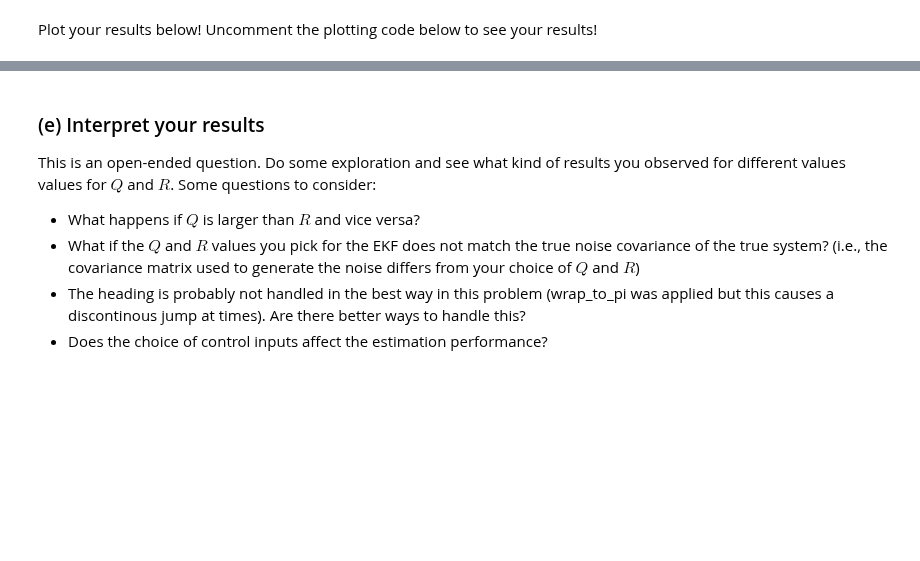
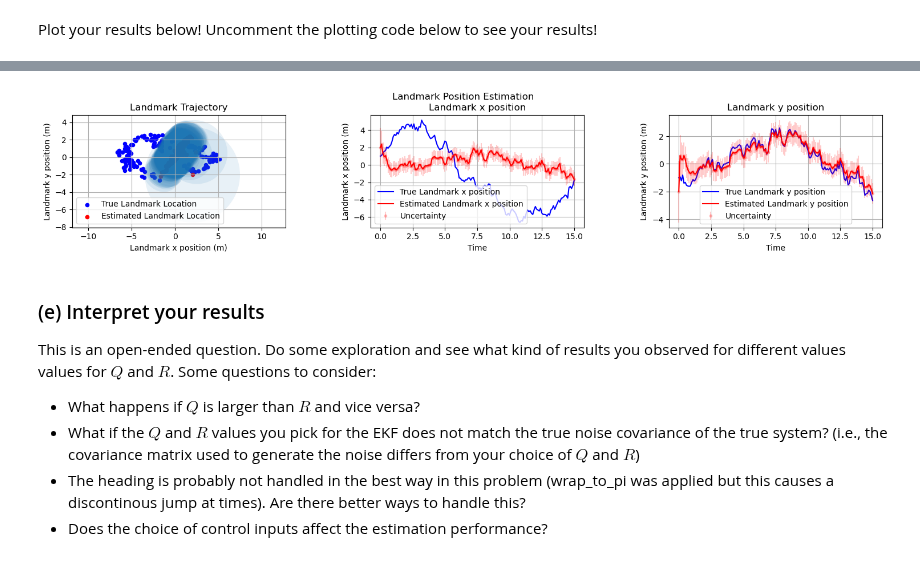
Before and after one commit to arieltynan/ME-548, a Jupyter notebook: HW3/hw03.ipynb, the cells around one changed output, grey strips where cells are left out. Cells and saved outputs as stored; diff of their text form; code cells hidden in the pictures; blank space fills up the shorter version.

```diff
--- a/HW3/hw03.ipynb
+++ b/HW3/hw03.ipynb
@@ -193,10 +194,8 @@ def measurement_model(state, control, time):
 
 ##### FILL IN CODE HERE #####
 ## UPDATE ALL THESE VALUES
-mu0 = [-4.0, 4.0, np.pi/4 + 0.5]
-Sigma0 = np.diag([8.0, 8.0, 2.0])
 
-P0 = Sigma0
+P0 = np.diag([8.0, 8.0, 2.0])
 Q = np.diag([0.05, 0.05, 0.01]) # process noise covariance
 R = np.diag([2.0, 2.0])
 x0 = [0, 0, np.pi/4]
@@ -397,14 +395,14 @@ class UnicycleLandmark(ControlAffineDynamics):
         def drift_dynamics(state, time):
             ##### FILL IN CODE HERE #####
             x, y, theta, lx, ly = state
-            return jnp.array([0.0, 0.0, 0.0, -lx, -0.1*ly]) #derivative
+            return jnp.array([0.0, 0.0, 0.0, -ly, 0.1*lx]) #derivative
             ##### END OF CODE #####
 
 
         def control_jacobian(state, time):
             ##### FILL IN CODE HERE #####
             x, y, theta, lx, ly = state
-            return jnp.array([[jnp.cos(theta), 0.0], [jnp.sin(theta), 0.0], [0.0, 0.0], [0.0, 0.0], [0.0, 0.0]]) # 2x5 shape
+            return jnp.array([[jnp.cos(theta), 0.0], [jnp.sin(theta), 0.0], [0.0, 1.0], [0.0, 0.0], [0.0, 0.0]]) # 5x2 shape
             ##### END OF CODE #####
 
         super().__init__(drift_dynamics, control_jacobian, self.state_dim, self.control_dim)
@@ -422,7 +420,7 @@ control_dim = dt_robot_dynamics.control_dim
 obs_dim = 5
 def measurement_landmark_model(state, control, time):
     ##### FILL IN CODE HERE #####
-    return state[:2] # just x and y pos measured
+    return jnp.array([state[0], state[1], 0.0, state[3], state[4]]) # just x and y pos measured, also for landmark
     ##### END OF CODE #####
 # %% [markdown]
 #### (d)(iii) Initialize the problem matrices and variables
@@ -434,10 +432,10 @@ Let the true initial position of the landmark be $\begin{bmatrix} \ell_x^\mathrm
 # %%
 ##### FILL IN CODE HERE #####
 # # UPDATE ALL THESE VALUES
-P0 = Sigma0 # initial state estimate covariance
-Q = np.diag([0.1, 0.1]) # process noise covariance
-R = np.diag([4.0, 4.0]) # measurement noise covariance
-x0 = [0, 0, np.pi/4] # true initial state
+P0 = np.diag([8.0, 8.0, 2.0, 5.0, 5.0]) # initial state estimate covariance
+Q = np.diag([0.05, 0.05, 0.01, 0.1, 0.1]) # process noise covariance
+R = np.diag([2.0, 2.0, 1e-6, 4.0, 4.0]) # measurement noise covariance
+x0 = [0.0, 0.0, np.pi/4, 1.0, -1.0] # true initial state
 # %% [markdown]
 #### (d)(iv) Simulate the episode!
 # %%
@@ -578,42 +579,44 @@ Uncomment the plotting code below to see your results!
 # %%
-# plt.figure(figsize=(15, 3))
-# plt.subplot(1,3,1)
-# ax = plt.gca()
-# plt.scatter(xs_true[:, 3], xs_true[:, 4], label='True Landmark Location', color='blue', s=20, marker='o')
-# plt.scatter(xs_est[:, 3], xs_est[:, 4], label='Estimated Landmark Location', color='red', s=20, marker='o')
-# for (mu, sigma) in zip(xs_est, Ps):
-#     plot_uncertainty_ellipse(ax, mu[3:], sigma[3:,3:], confidence=0.95, alpha=0.1)
-# plt.xlabel('Landmark x position (m)')
-# plt.ylabel('Landmark y position (m)')
-# plt.title('Landmark Trajectory')
-# plt.legend()
-# plt.grid()
-# plt.axis('equal')
+plt.figure(figsize=(15, 3))
+plt.subplot(1,3,1)
+ax = plt.gca()
+plt.scatter(xs_true[:, 3], xs_true[:, 4], label='True Landmark Location', color='blue', s=20, marker='o')
+plt.scatter(xs_est[:, 3], xs_est[:, 4], label='Estimated Landmark Location', color='red', s=20, marker='o')
+for (mu, sigma) in zip(xs_est, Ps):
+    plot_uncertainty_ellipse(ax, mu[3:], sigma[3:,3:], confidence=0.95, alpha=0.1)
+plt.xlabel('Landmark x position (m)')
+plt.ylabel('Landmark y position (m)')
+plt.title('Landmark Trajectory')
+plt.legend()
+plt.grid()
+plt.axis('equal')
 
-# plt.subplot(1,3,2)
-# plt.plot(ts, xs_true[:, 3], label='True Landmark x position', color='blue')
-# plt.plot(ts, xs_est[:, 3], label='Estimated Landmark x position', color='red')
-# plt.errorbar(ts, xs_est[:, 3], yerr=jnp.sqrt(Ps[:, 3, 3]), fmt='.', color='red', alpha=0.2, label='Uncertainty')
-# plt.xlabel('Time')
-# plt.ylabel('Landmark x position (m)')
-# plt.title('Landmark x position')
-# plt.legend()
-# plt.grid()
+plt.subplot(1,3,2)
+plt.plot(ts, xs_true[:, 3], label='True Landmark x position', color='blue')
+plt.plot(ts, xs_est[:, 3], label='Estimated Landmark x position', color='red')
+plt.errorbar(ts, xs_est[:, 3], yerr=jnp.sqrt(Ps[:, 3, 3]), fmt='.', color='red', alpha=0.2, label='Uncertainty')
+plt.xlabel('Time')
+plt.ylabel('Landmark x position (m)')
+plt.title('Landmark x position')
+plt.legend()
+plt.grid()
 
-# plt.subplot(1,3,3)
-# plt.plot(ts, xs_true[:, 4], label='True Landmark y position', color='blue')
-# plt.plot(ts, xs_est[:, 4], label='Estimated Landmark y position', color='red')
-# plt.errorbar(ts, xs_est[:, 4], yerr=jnp.sqrt(Ps[:, 4, 4]), fmt='.', color='red', alpha=0.2, label='Uncertainty')
-# plt.xlabel('Time')
-# plt.ylabel('Landmark y position (m)')
-# plt.title('Landmark y position')
-# plt.legend()
-# plt.grid()
-# plt.tight_layout()
-# plt.subplots_adjust(wspace=0.4)
-# plt.suptitle('Landmark Position Estimation')
-# plt.subplots_adjust(top=0.85)
-# plt.show()
+plt.subplot(1,3,3)
+plt.plot(ts, xs_true[:, 4], label='True Landmark y position', color='blue')
+plt.plot(ts, xs_est[:, 4], label='Estimated Landmark y position', color='red')
+plt.errorbar(ts, xs_est[:, 4], yerr=jnp.sqrt(Ps[:, 4, 4]), fmt='.', color='red', alpha=0.2, label='Uncertainty')
+plt.xlabel('Time')
+plt.ylabel('Landmark y position (m)')
+plt.title('Landmark y position')
+plt.legend()
+plt.grid()
+plt.tight_layout()
+plt.subplots_adjust(wspace=0.4)
+plt.suptitle('Landmark Position Estimation')
+plt.subplots_adjust(top=0.85)
+plt.show()
+# %% [output]
+[figure, added]
 # %% [markdown]
 ### (e) Interpret your results
 This is an open-ended question. Do some exploration and see what kind of results you observed for different values values for $Q$ and $R$.
```
Also changed, not shown: parts of 4 cells of this notebook.
